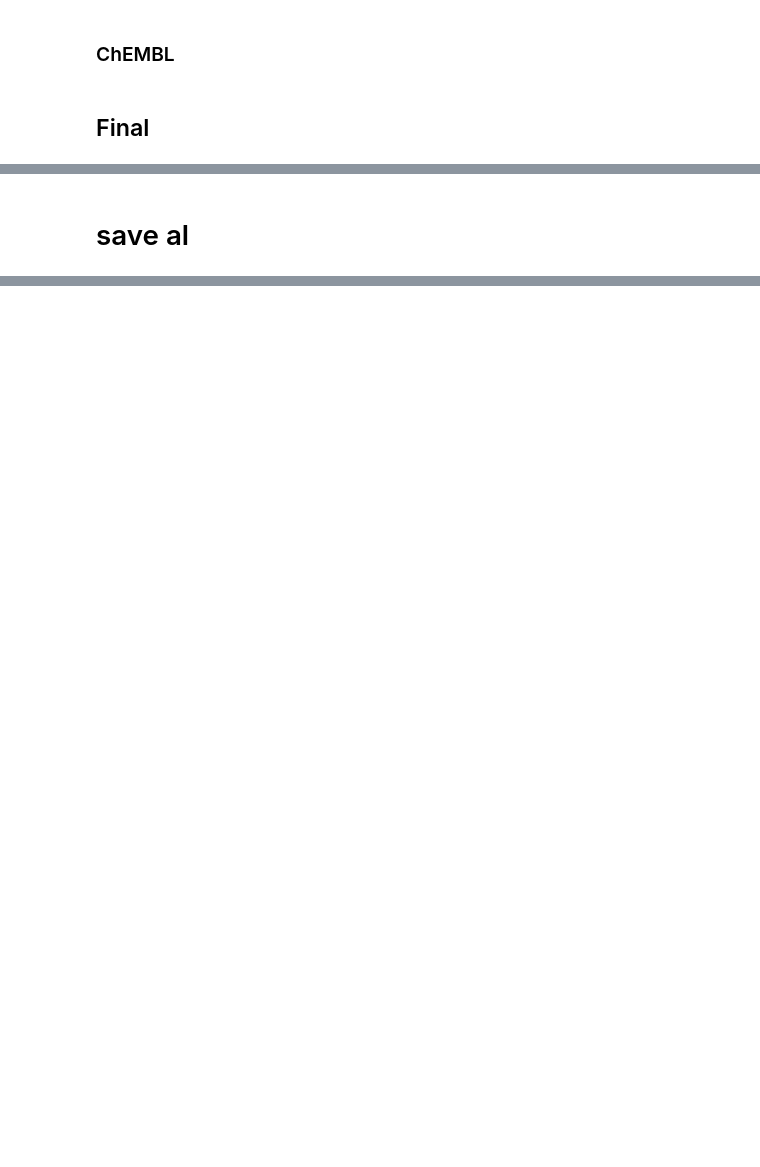
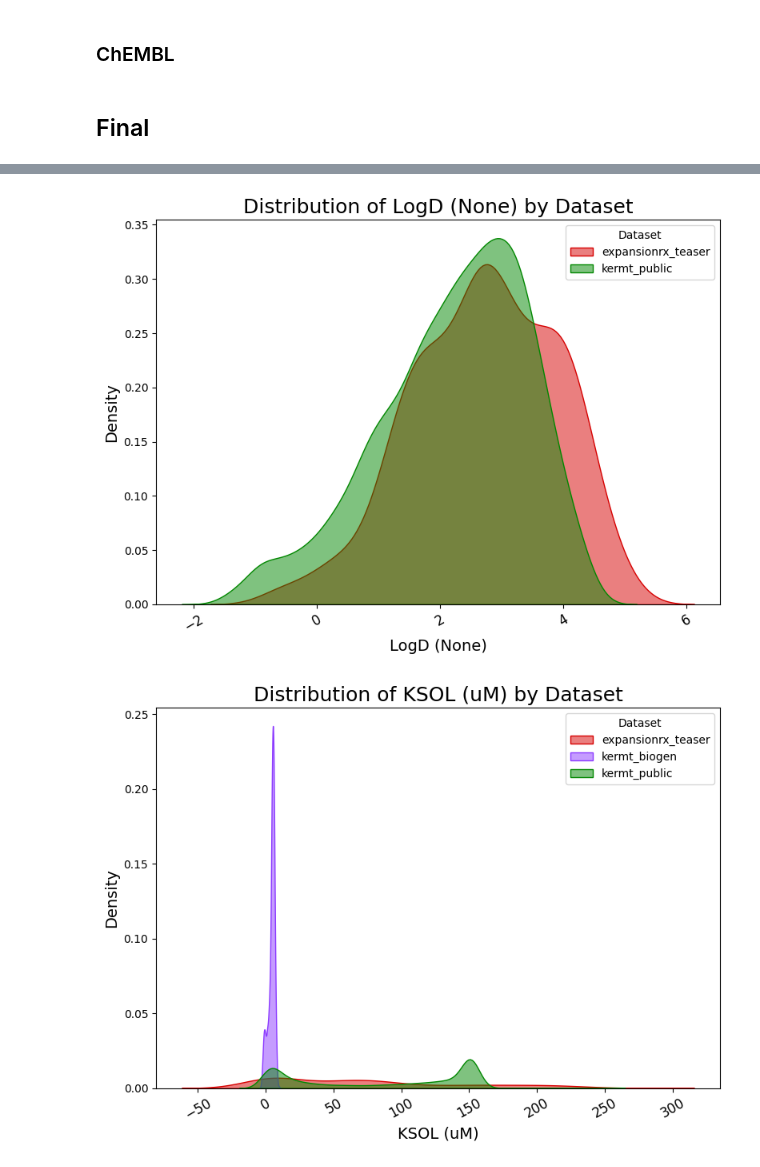
Before and after one commit to alec-glisman/OpenADMET-ExpansionRx-Blind-Challenge, a Jupyter notebook: notebooks/exploratory_data_analysis.ipynb, the cells around one changed output, grey strips where cells are left out. Cells and saved outputs as stored; diff of their text form; code cells hidden in the pictures; blank space fills up the shorter version.

```diff
--- a/notebooks/exploratory_data_analysis.ipynb
+++ b/notebooks/exploratory_data_analysis.ipynb
@@ -574,0 +724,7 @@ if n_overlap > 0:
+# %%
+# print num non-nan entries for each column
+for col in df_kermt_public_admet_cleaned.columns:
+    if col == "SMILES":
+        continue
+    n_non_nan = df_kermt_public_admet_cleaned[col].notna().sum()
+    logger.info(f"Column '{col}' has {n_non_nan} non-NaN entries out of {len(df_kermt_public_admet_cleaned)}")
@@ -606,0 +854,7 @@ logger.info(f"KERMT Biogen Dataframe columns: {df_kermt_biogen.columns.tolist()}
+# %%
+# print num non-nan entries for each column
+for col in df_kermt_biogen_admet_cleaned.columns:
+    if col == "SMILES":
+        continue
+    n_non_nan = df_kermt_biogen_admet_cleaned[col].notna().sum()
+    logger.info(f"Column '{col}' has {n_non_nan} non-NaN entries out of {len(df_kermt_biogen_admet_cleaned)}")
@@ -606,0 +865,4 @@ logger.info(f"KERMT Biogen Dataframe columns: {df_kermt_biogen.columns.tolist()}
+# %%
+# export data
+logger.info(f"KERMT Biogen-ExpansionRX Dataframe shape: {df_kermt_biogen_admet_cleaned.shape}")
+cleaned_data["kermt_biogen"] = df_kermt_biogen_admet_cleaned.copy()
@@ -648,2 +1050,33 @@ fig.tight_layout()
-# %% [markdown]
-# save al
+# %%
+# plot the distribution of targets colored by dataset
+target_cols = [col for col in df_out.columns if col != "SMILES" and col != "dataset"]
+
+colormap = cc.glasbey  # categorical colormap
+dataset_to_color = {name: colormap[i] for i, name in enumerate(df_out["dataset"].unique())}
+
+for target_col in target_cols:
+    if not pd.api.types.is_numeric_dtype(df_out[target_col]):
+        continue
+    fig, ax = plt.subplots(figsize=(8, 6))
+    logger.info(f"Plotting distribution for target column '{target_col}'")
+    for dataset_name, group in df_out.groupby("dataset"):
+        sns.kdeplot(
+            group[target_col].dropna(),
+            ax=ax,
+            label=dataset_name,
+            fill=True,
+            alpha=0.5,
+            color=dataset_to_color[dataset_name],
+        )
+    ax.set_xlabel(target_col, fontsize=14)
+    ax.set_ylabel("Density", fontsize=14)
+    ax.set_title(f"Distribution of {target_col} by Dataset", fontsize=18)
+    ax.tick_params(axis="x", labelrotation=30, labelsize=12)
+    ax.legend(title="Dataset")
+    fig.tight_layout()
+
+    fig.savefig(
+        output_dir / f"combined_{target_col.replace(' ', '_').replace('(', '').replace(')', '').replace('/', '_to_')}_distribution.png",
+        dpi=300,
+    )
+# %% [output]
@@ -649,0 +1092,2 @@ fig.tight_layout()
+[figure, added]
+[figure, added]
```
Also changed, not shown: parts of 40 cells of this notebook.
